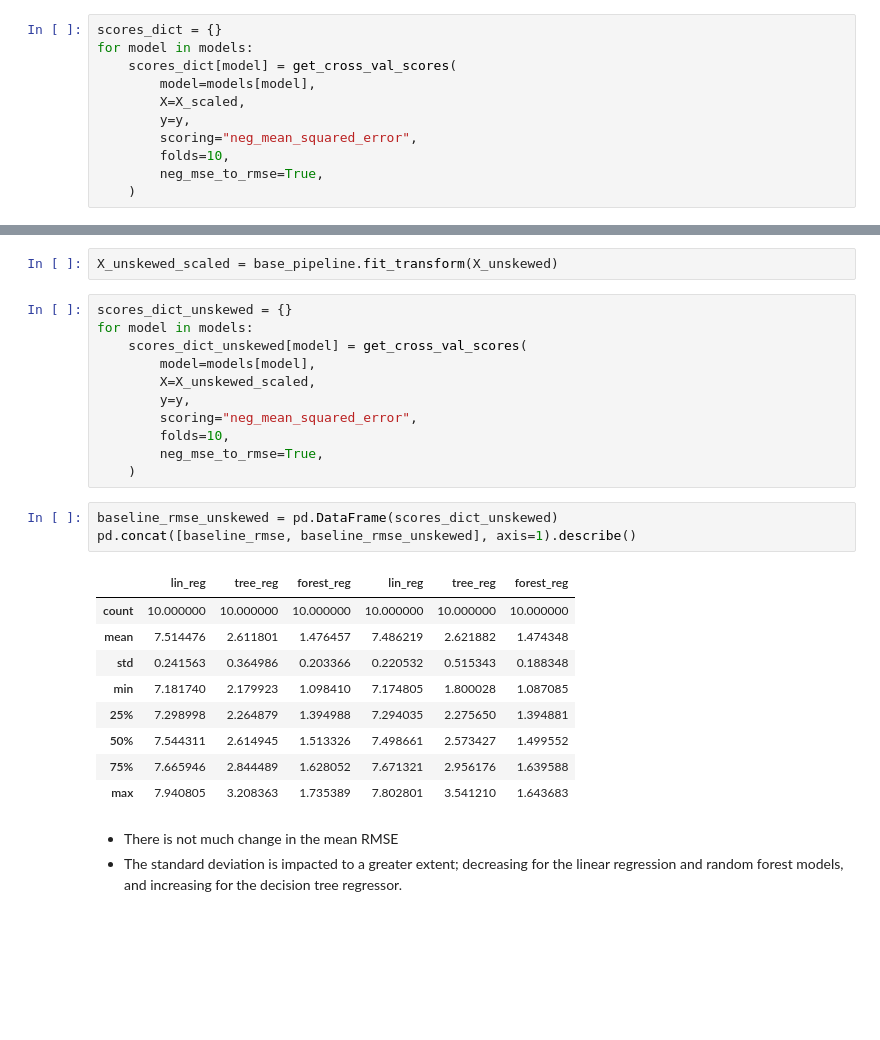
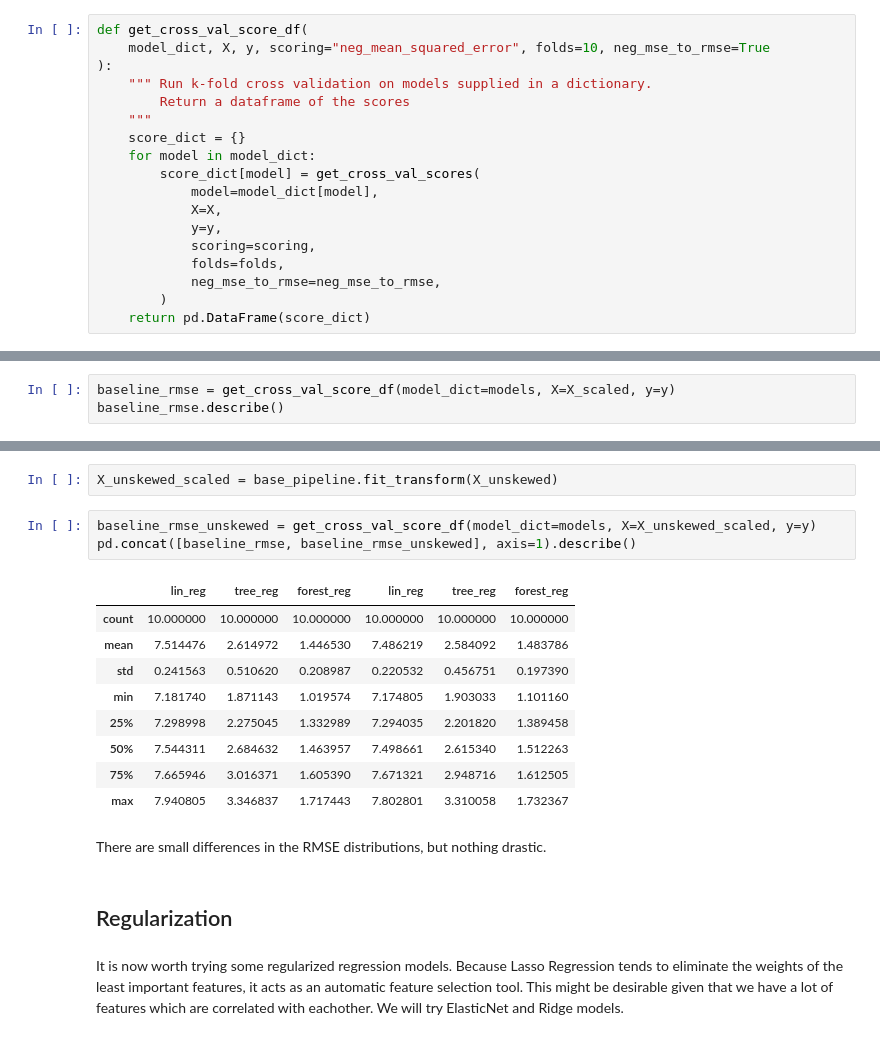
Before and after one commit to gs354/parkinsons_telemonitoring, a Jupyter notebook: parkinsons_telemonitoring/parkinsons_predict.ipynb, the cells around one changed output, grey strips where cells are left out. Cells and saved outputs as stored; diff of their text form; blank space fills up the shorter version.

Commit message:
Added regularization section

```diff
--- a/parkinsons_telemonitoring/parkinsons_predict.ipynb
+++ b/parkinsons_telemonitoring/parkinsons_predict.ipynb
@@ -367,16 +361,23 @@ def get_cross_val_scores(
     return scores
 # %% [markdown]
 #### Now we'll run a 10-fold cross validation on our training data set for the three models:
-# %%
-scores_dict = {}
-for model in models:
-    scores_dict[model] = get_cross_val_scores(
-        model=models[model],
-        X=X_scaled,
-        y=y,
-        scoring="neg_mean_squared_error",
-        folds=10,
-        neg_mse_to_rmse=True,
-    )
+# %%
+def get_cross_val_score_df(
+    model_dict, X, y, scoring="neg_mean_squared_error", folds=10, neg_mse_to_rmse=True
+):
+    """ Run k-fold cross validation on models supplied in a dictionary.
+        Return a dataframe of the scores
+    """
+    score_dict = {}
+    for model in model_dict:
+        score_dict[model] = get_cross_val_scores(
+            model=model_dict[model],
+            X=X,
+            y=y,
+            scoring=scoring,
+            folds=folds,
+            neg_mse_to_rmse=neg_mse_to_rmse,
+        )
+    return pd.DataFrame(score_dict)
 # %% [markdown]
 #### Let's look at stats on the RMSE of each model:
@@ -395,0 +384,3 @@ baseline_rmse.describe()
+# %%
+baseline_rmse = get_cross_val_score_df(model_dict=models, X=X_scaled, y=y)
+baseline_rmse.describe()
@@ -434,30 +435,22 @@ X_unskewed = X.copy()
 X_unskewed[skewed_feats] = np.log1p(X_unskewed[skewed_feats])
 # %%
 X_unskewed_scaled = base_pipeline.fit_transform(X_unskewed)
-# %%
-scores_dict_unskewed = {}
-for model in models:
-    scores_dict_unskewed[model] = get_cross_val_scores(
-        model=models[model],
-        X=X_unskewed_scaled,
-        y=y,
-        scoring="neg_mean_squared_error",
-        folds=10,
-        neg_mse_to_rmse=True,
-    )
 # %%
-baseline_rmse_unskewed = pd.DataFrame(scores_dict_unskewed)
+baseline_rmse_unskewed = get_cross_val_score_df(model_dict=models, X=X_unskewed_scaled, y=y)
 pd.concat([baseline_rmse, baseline_rmse_unskewed], axis=1).describe()
 # %% [output]
 |  | lin_reg | tree_reg | forest_reg | lin_reg | tree_reg | forest_reg |
 | count | 10.000000 | 10.000000 | 10.000000 | 10.000000 | 10.000000 | 10.000000 |
-| mean | 7.514476 | 2.611801 | 1.476457 | 7.486219 | 2.621882 | 1.474348 |
-| std | 0.241563 | 0.364986 | 0.203366 | 0.220532 | 0.515343 | 0.188348 |
-| min | 7.181740 | 2.179923 | 1.098410 | 7.174805 | 1.800028 | 1.087085 |
-| 25% | 7.298998 | 2.264879 | 1.394988 | 7.294035 | 2.275650 | 1.394881 |
-| 50% | 7.544311 | 2.614945 | 1.513326 | 7.498661 | 2.573427 | 1.499552 |
-| 75% | 7.665946 | 2.844489 | 1.628052 | 7.671321 | 2.956176 | 1.639588 |
-| max | 7.940805 | 3.208363 | 1.735389 | 7.802801 | 3.541210 | 1.643683 |
+| mean | 7.514476 | 2.614972 | 1.446530 | 7.486219 | 2.584092 | 1.483786 |
+| std | 0.241563 | 0.510620 | 0.208987 | 0.220532 | 0.456751 | 0.197390 |
+| min | 7.181740 | 1.871143 | 1.019574 | 7.174805 | 1.903033 | 1.101160 |
+| 25% | 7.298998 | 2.275045 | 1.332989 | 7.294035 | 2.201820 | 1.389458 |
+| 50% | 7.544311 | 2.684632 | 1.463957 | 7.498661 | 2.615340 | 1.512263 |
+| 75% | 7.665946 | 3.016371 | 1.605390 | 7.671321 | 2.948716 | 1.612505 |
+| max | 7.940805 | 3.346837 | 1.717443 | 7.802801 | 3.310058 | 1.732367 |
-# %% [markdown]
-- There is not much change in the mean RMSE
-- The standard deviation is impacted to a greater extent; decreasing for the linear regression and random forest models, and increasing for the decision tree regressor.
+# %% [markdown]
+There are small differences in the RMSE distributions, but nothing drastic.
+# %% [markdown]
+## Regularization
+# %% [markdown]
+It is now worth trying some regularized regression models. Because Lasso Regression tends to eliminate the weights of the least important features, it acts as an automatic feature selection tool. This might be desirable given that we have a lot of features which are correlated with eachother. We will try ElasticNet and Ridge models.
```
Also changed, not shown: parts of 6 cells of this notebook.
